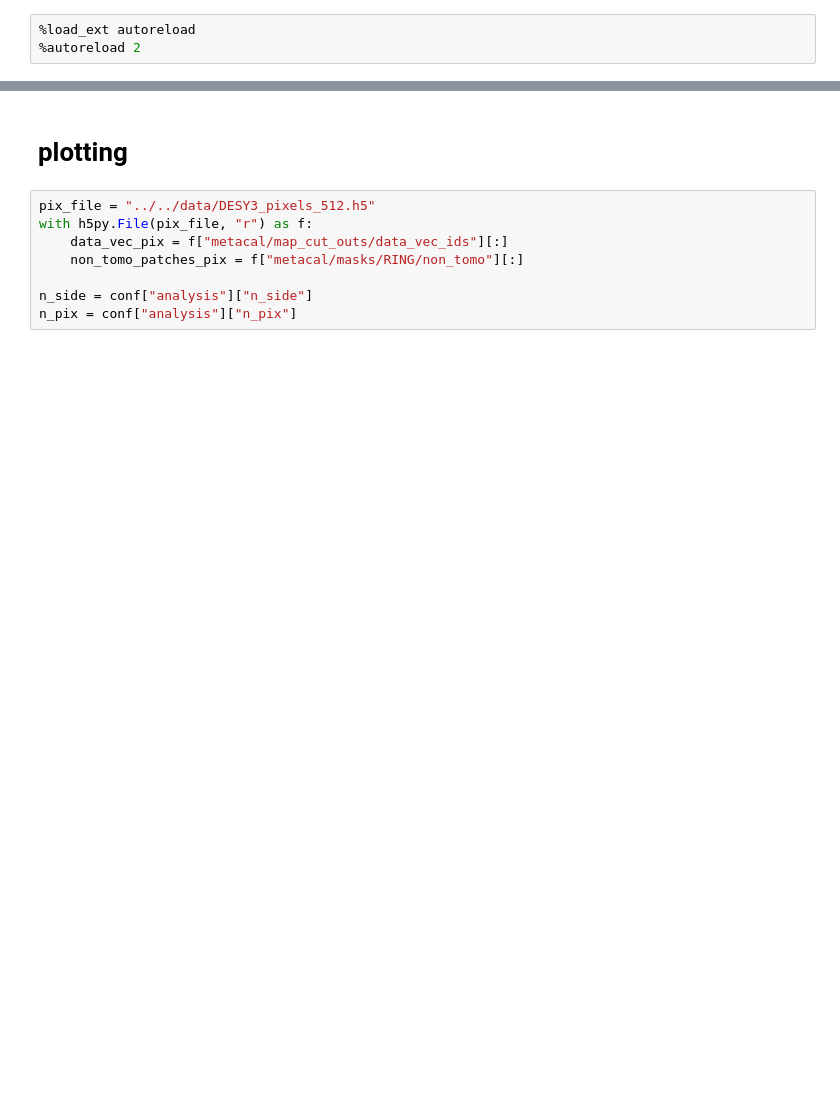
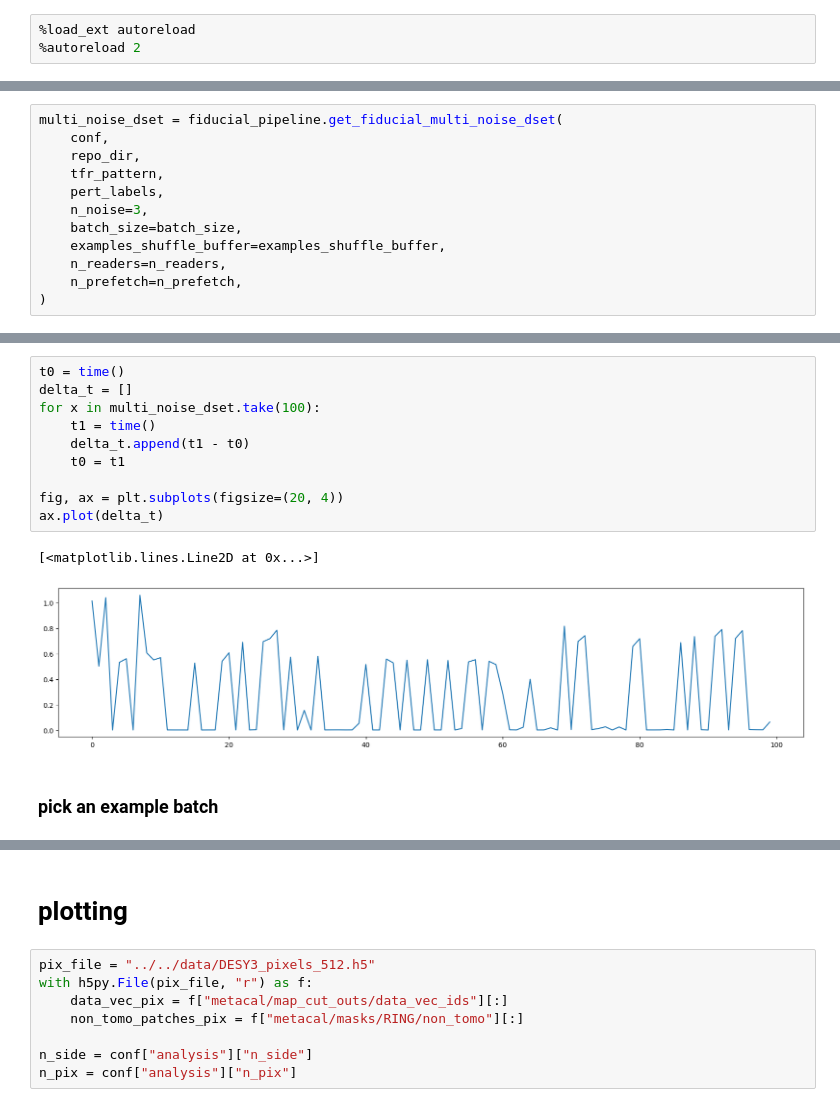
Before and after one commit to des-science/multiprobe-simulation-forward-model, a Jupyter notebook: notebooks/fiducial_pipeline/fiducial_pipeline.ipynb, the cells around one changed output, grey strips where cells are left out. Saved outputs shown, nothing was run; the diff lists cells and outputs as text; blank space fills up the shorter version.

```diff
--- a/notebooks/fiducial_pipeline/fiducial_pipeline.ipynb
+++ b/notebooks/fiducial_pipeline/fiducial_pipeline.ipynb
@@ -116,0 +91,12 @@ TensorShape([21, 463872, 4])
+# %%
+multi_noise_dset = fiducial_pipeline.get_fiducial_multi_noise_dset(
+    conf,
+    repo_dir,
+    tfr_pattern,
+    pert_labels,
+    n_noise=3,
+    batch_size=batch_size,
+    examples_shuffle_buffer=examples_shuffle_buffer,
+    n_readers=n_readers,
+    n_prefetch=n_prefetch,
+)
@@ -116,0 +121,15 @@ TensorShape([21, 463872, 4])
+# %%
+t0 = time()
+delta_t = []
+for x in multi_noise_dset.take(100):
+    t1 = time()
+    delta_t.append(t1 - t0)
+    t0 = t1
+
+fig, ax = plt.subplots(figsize=(20, 4))
+ax.plot(delta_t)
+# %% [output]
+[<matplotlib.lines.Line2D at 0x...>]
+[figure, added]
+# %% [markdown]
+### pick an example batch
```
Also changed, not shown: parts of 24 cells of this notebook.
